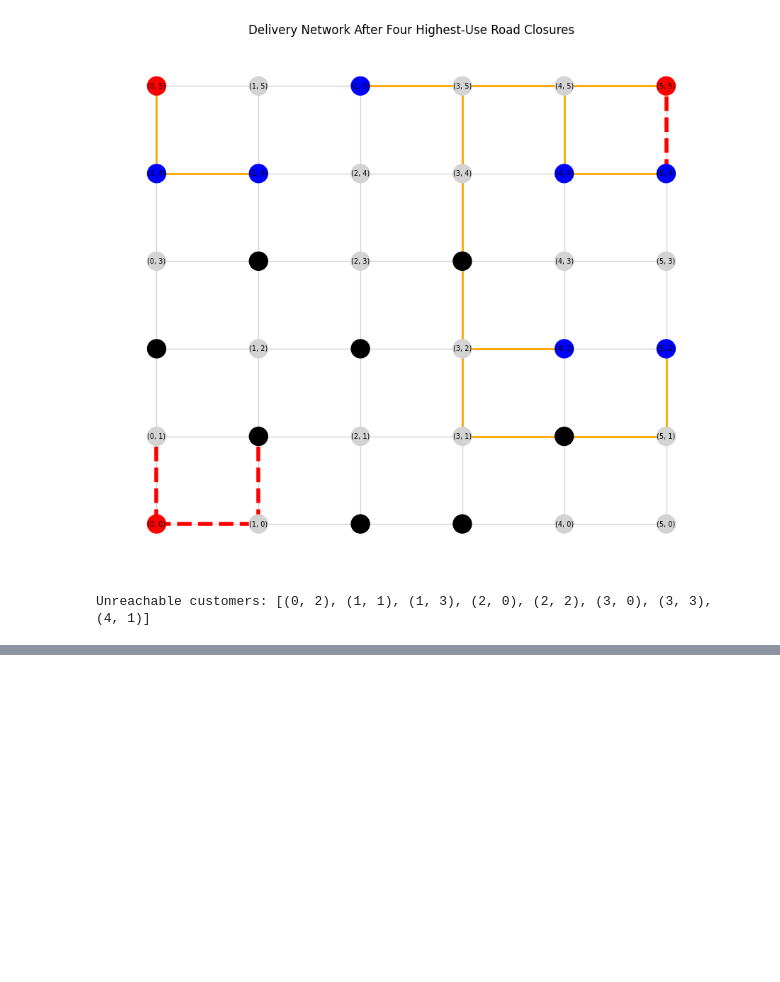
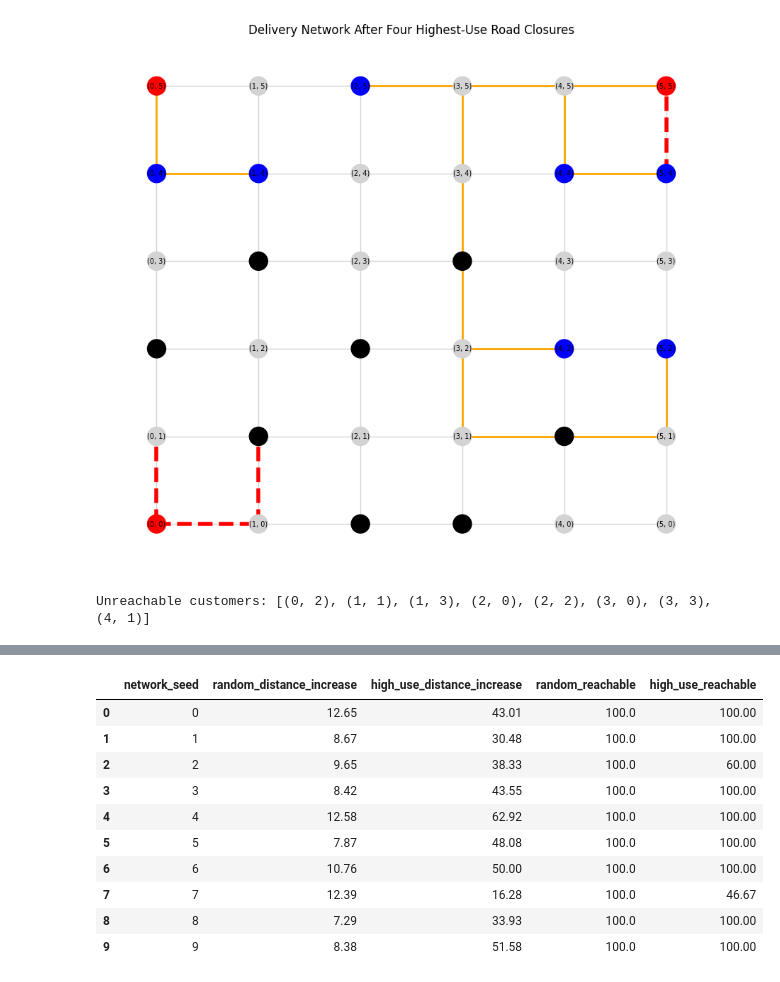
Before and after one commit to naveenswa/CITS4403-Urban-Delivery-Network, a Jupyter notebook: notebooks/final_analysis.ipynb, the cells around one changed output, grey strips where cells are left out. Saved outputs shown, nothing was run; the diff lists cells and outputs as text; code cells hidden in the pictures; blank space fills up the shorter version.

```diff
--- a/notebooks/final_analysis.ipynb
+++ b/notebooks/final_analysis.ipynb
@@ -489,0 +520,83 @@ Unreachable customers: [(0, 2), (1, 1), (1, 3), (2, 0), (2, 2), (3, 0), (3, 3),
+# %%
+seed_results = []
+
+for network_seed in range(10):
+
+    test_network = create_road_network(seed=network_seed)
+
+    test_restaurants, test_customers = get_delivery_locations()
+
+    test_assignments = assign_customers_to_restaurants(
+        test_network,
+        test_restaurants,
+        test_customers
+    )
+
+    test_routes, test_distances, test_unreachable = (
+        calculate_delivery_routes(
+            test_network,
+            test_assignments
+        )
+    )
+
+    test_usage = count_road_usage(test_routes)
+
+    random_runs = repeat_random_closures(
+        test_network,
+        test_assignments,
+        test_distances,
+        number_of_closures=4,
+        repetitions=50
+    )
+
+    random_summary = summarise_random_results(random_runs)
+
+    test_high_use_roads = select_high_use_roads(
+        test_usage,
+        4
+    )
+
+    test_high_use_network = close_roads(
+        test_network,
+        test_high_use_roads
+    )
+
+    test_high_routes, test_high_distances, test_high_unreachable = (
+        calculate_delivery_routes(
+            test_high_use_network,
+            test_assignments
+        )
+    )
+
+    high_use_result = calculate_scenario_results(
+        test_distances,
+        test_high_distances,
+        len(test_customers)
+    )
+
+    seed_results.append({
+        "network_seed": network_seed,
+        "random_distance_increase":
+            random_summary["mean_distance_increase_percentage"],
+        "high_use_distance_increase":
+            high_use_result["distance_increase_percentage"],
+        "random_reachable":
+            random_summary["mean_reachable_percentage"],
+        "high_use_reachable":
+            high_use_result["reachable_percentage"]
+    })
+
+seed_results_table = pd.DataFrame(seed_results)
+seed_results_table.round(2)
+# %% [output]
+|  | network_seed | random_distance_increase | high_use_distance_increase | random_reachable | high_use_reachable |
+| 0 | 0 | 12.65 | 43.01 | 100.0 | 100.00 |
+| 1 | 1 | 8.67 | 30.48 | 100.0 | 100.00 |
+| 2 | 2 | 9.65 | 38.33 | 100.0 | 60.00 |
+| 3 | 3 | 8.42 | 43.55 | 100.0 | 100.00 |
+| 4 | 4 | 12.58 | 62.92 | 100.0 | 100.00 |
+| 5 | 5 | 7.87 | 48.08 | 100.0 | 100.00 |
+| 6 | 6 | 10.76 | 50.00 | 100.0 | 100.00 |
+| 7 | 7 | 12.39 | 16.28 | 100.0 | 46.67 |
+| 8 | 8 | 7.29 | 33.93 | 100.0 | 100.00 |
+| 9 | 9 | 8.38 | 51.58 | 100.0 | 100.00 |
```
Also changed, not shown: parts of 5 cells of this notebook.
